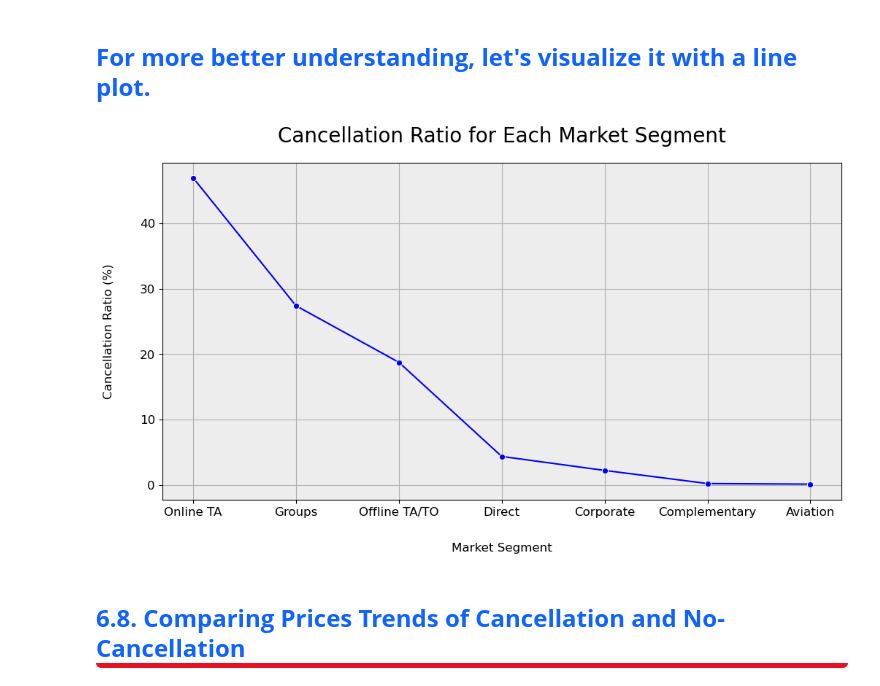
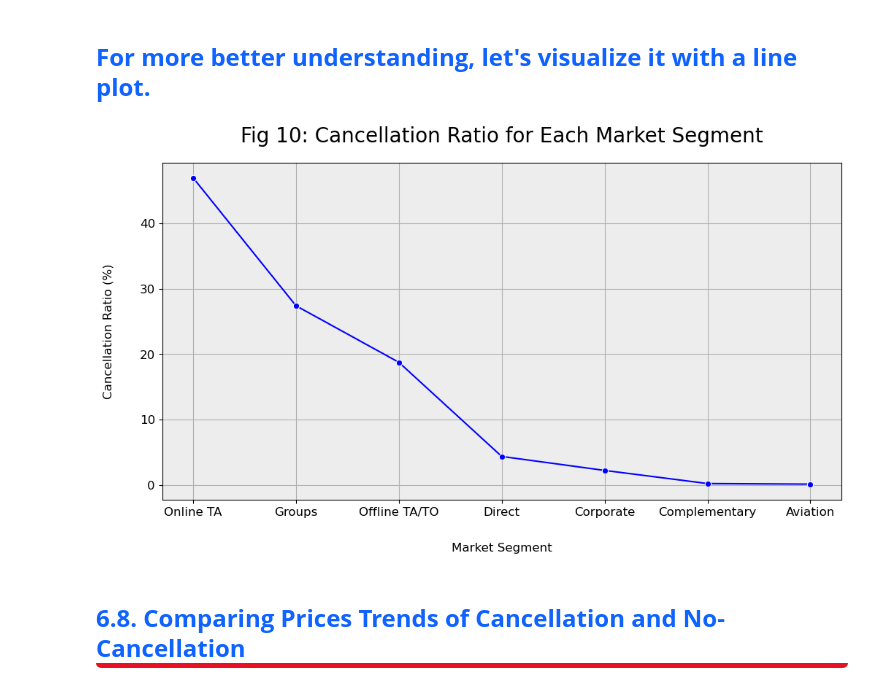
Before and after one commit to khairullahhamsafar/portfolio_prjects, a Jupyter notebook: Investigating_High_Cancellation_Rate_in_Hotels/Investigating_High_Cancellation_Rate_in_Hotels.ipynb, the cells around one changed output. Drawn from its saved outputs; the diff is of its cells as text; code cells hidden in the pictures.

```diff
--- a/Investigating_High_Cancellation_Rate_in_Hotels/Investigating_High_Cancellation_Rate_in_Hotels.ipynb
+++ b/Investigating_High_Cancellation_Rate_in_Hotels/Investigating_High_Cancellation_Rate_in_Hotels.ipynb
@@ -852,24 +858,24 @@ Aviation          0.117772
 Name: proportion, dtype: float64
 # %% [markdown]
 <h2 style="font-family: Calibri (Body); font-size: 24px; font-weight: bold; text-shadow: 0 0 8px #ededed; text-decoration: none; text-transform: none; margin-bottom: 0em; letter-spacing: 2px; color: #1163ff; background-color: #ffffff; padding-bottom: 20px;">For more better understanding, let's visualize it with a line plot.</h2>
-# %%
-plt.rc('font', size=12)
-
-plt.figure(figsize=(12, 6))
-
-ax = sns.lineplot(x=market_segment_ratio_cancelled.index, y=market_segment_ratio_cancelled.values, marker='o', color='blue')
-
-plt.title('Cancellation Ratio for Each Market Segment', fontsize=20, pad=20)
-plt.xlabel('Market Segment', labelpad=25)
-plt.ylabel('Cancellation Ratio (%)', labelpad=25)
-
-ax.set_facecolor("#ededed")
-
-ax.grid(True)
-
-plt.show()
-# %% [output]
-[figure, removed]
+# %%
+plt.rc('font', size=12)
+
+plt.figure(figsize=(12, 6))
+
+ax = sns.lineplot(x=market_segment_ratio_cancelled.index, y=market_segment_ratio_cancelled.values, marker='o', color='blue')
+
+plt.title('Fig 10: Cancellation Ratio for Each Market Segment', fontsize=20, pad=20)
+plt.xlabel('Market Segment', labelpad=25)
+plt.ylabel('Cancellation Ratio (%)', labelpad=25)
+
+ax.set_facecolor("#ededed")
+
+ax.grid(True)
+
+plt.show()
+# %% [output]
+[figure, added]
 # %% [markdown]
 <a id="6.8"></a>
 <h2 style="font-family: Calibri (Body); font-size: 24px; font-weight: bold; text-shadow: 0 0 8px #ededed; text-decoration: none; text-transform: none; margin-bottom: 0em; letter-spacing: 2px; color: #1163ff; background-color: #ffffff; border-bottom: 5px solid #e81123; border-radius: 5px; padding-bottom: 20px;">6.8. Comparing Prices Trends of Cancellation and No-Cancellation</h2>
```
Also changed, not shown: parts of 12 cells of this notebook, 5 other files.
